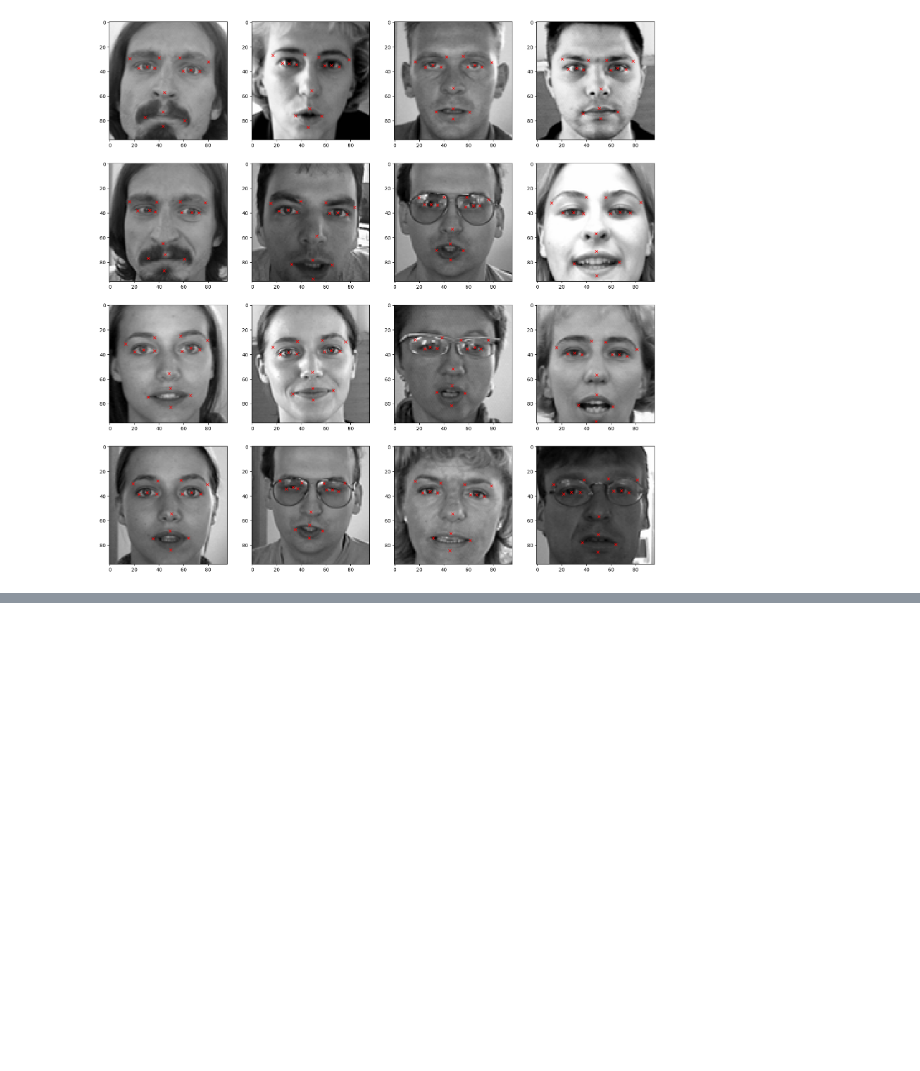
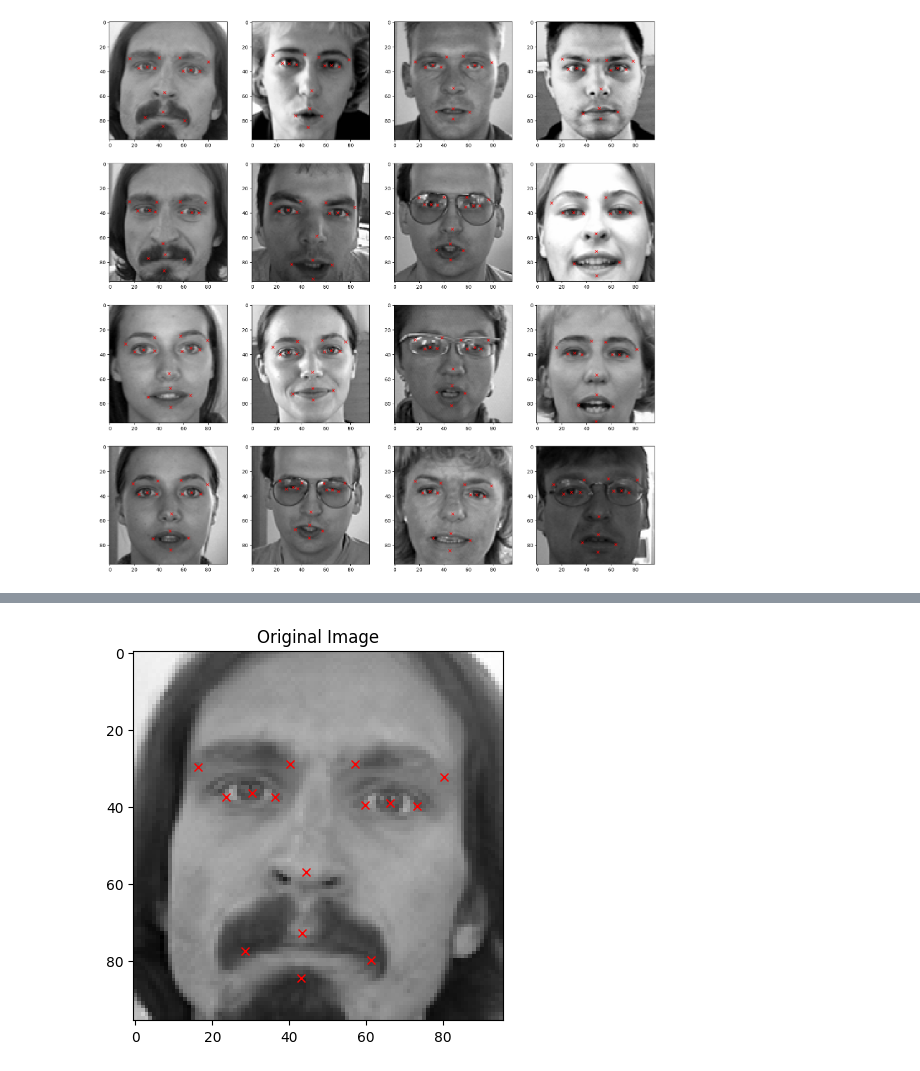
Before and after one commit to ImanNoferesti/Emotion_AI_Python, a Jupyter notebook: 1_Identifying_Facial_Key_Points.ipynb, the cells around one changed output, grey strips where cells are left out. Saved outputs shown, nothing was run; the diff lists cells and outputs as text; code cells hidden in the pictures; blank space fills up the shorter version.

Commit message:
Added image augmentation step

```diff
--- a/1_Identifying_Facial_Key_Points.ipynb
+++ b/1_Identifying_Facial_Key_Points.ipynb
@@ -166,0 +169,8 @@ for i in range(64):
+# %%
+# Create a new copy of the original dataframe
+import copy
+key_facial_df_copy = copy.copy(key_facial_df)
+# %%
+# Get all columns but the Image column
+columns = key_facial_df_copy.columns[:-1]
+columns
@@ -166,0 +193,18 @@ for i in range(64):
+# %%
+# Horizontal Flip: Flip the image along y-axis
+key_facial_df_copy['Image'] = key_facial_df_copy['Image'].apply(lambda x: np.flip(x, axis=1))
+
+# Since we're flipping horizontally, y-coordinate values remains the same
+# Only x-coordinates would change. To fix, subtract the initial x-coordinates from the width of the image(96px)
+
+for i in range(len(columns)):
+  if i % 2 == 0:
+    key_facial_df_copy[columns[i]] = key_facial_df_copy[columns[i]].apply(lambda x: 96.0 - float(x))
+# %%
+# Display an original image
+plt.imshow(key_facial_df['Image'][0], cmap='gray')
+plt.title("Original Image")
+for i in range(1,31,2):
+  plt.plot(key_facial_df.loc[0][i-1], key_facial_df.loc[0][i], 'rx')
+# %% [output]
+[figure, added]
```
Also changed, not shown: parts of 11 cells of this notebook.
